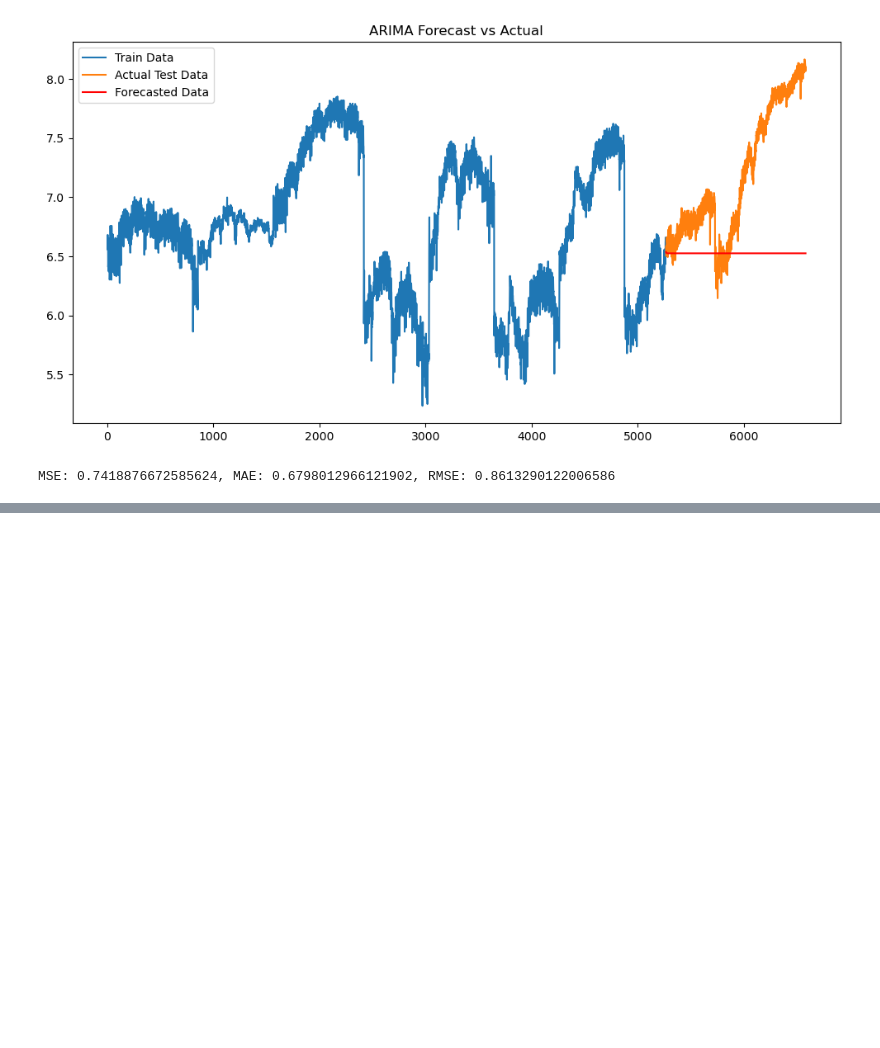
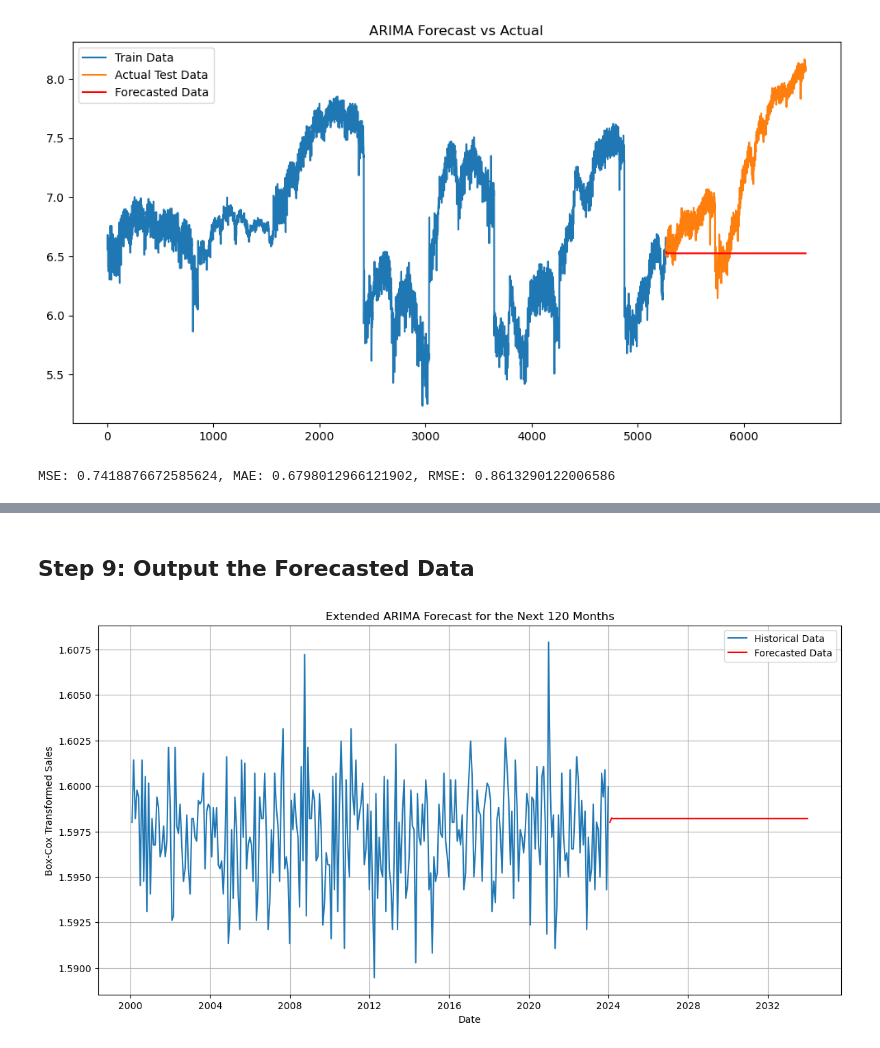
Before and after one commit to CLIUKELLY/ARIMA-Time-Serie-Forecasting, a Jupyter notebook: 02. ARIMA Time Series Forecasting copy.ipynb, the cells around one changed output, grey strips where cells are left out. Cells and saved outputs as stored; diff of their text form; code cells hidden in the pictures; blank space fills up the shorter version.

```diff
--- a/02. ARIMA Time Series Forecasting copy.ipynb
+++ b/02. ARIMA Time Series Forecasting copy.ipynb
@@ -349,0 +370,2 @@ MSE: 0.7418876672585624, MAE: 0.6798012966121902, RMSE: 0.8613290122006586
+# %% [markdown]
+## Step 9: Output the Forecasted Data
@@ -349,0 +414,49 @@ MSE: 0.7418876672585624, MAE: 0.6798012966121902, RMSE: 0.8613290122006586
+# %%
+import numpy as np
+import pandas as pd
+import matplotlib.pyplot as plt
+from statsmodels.tsa.arima.model import ARIMA
+from scipy.stats import boxcox
+from statsmodels.tsa.statespace.sarimax import SARIMAXResults
+
+# Load your data here
+# For this example, I will simulate loading data
+Canadian_data = pd.DataFrame({
+    'REF_DATE': pd.date_range(start='2000-01-01', periods=288, freq='M'),
+    'VALUE': np.random.poisson(lam=200, size=288)
+})
+
+# Transformation (Apply Box-Cox transformation)
+Canadian_data['VALUE_boxcox'], _ = boxcox(Canadian_data['VALUE'])
+
+# Split into training data (assuming you're using previously fitted model so no test data split)
+train_data = Canadian_data
+
+# Assuming the ARIMA model is already fitted and saved as 'arima_model.pkl'
+# Here's how you might load it:
+# model_fit = SARIMAXResults.load('path/to/arima_model.pkl')
+
+# For the purpose of this example, since we cannot save/load, I'm fitting the model here
+# Normally, you'd skip this step because you're loading a pre-trained model
+model = ARIMA(train_data['VALUE_boxcox'], order=(1, 1, 1))
+model_fit = model.fit()
+
+# Forecast for the next 12 months
+additional_forecast = model_fit.forecast(steps=120)
+
+# Create index for plotting the forecast
+last_date = train_data['REF_DATE'].iloc[-1]
+future_dates = pd.date_range(start=last_date + pd.DateOffset(months=1), periods=120, freq='M')
+
+# Plotting the results
+plt.figure(figsize=(14, 7))
+plt.plot(train_data['REF_DATE'], train_data['VALUE_boxcox'], label='Historical Data')
+plt.plot(future_dates, additional_forecast, label='Forecasted Data', color='red')
+plt.title('Extended ARIMA Forecast for the Next 120 Months')
+plt.xlabel('Date')
+plt.ylabel('Box-Cox Transformed Sales')
+plt.legend()
+plt.grid(True)
+plt.show()
+# %% [output]
+[figure, added]
```
Also changed, not shown: parts of 4 cells of this notebook.
